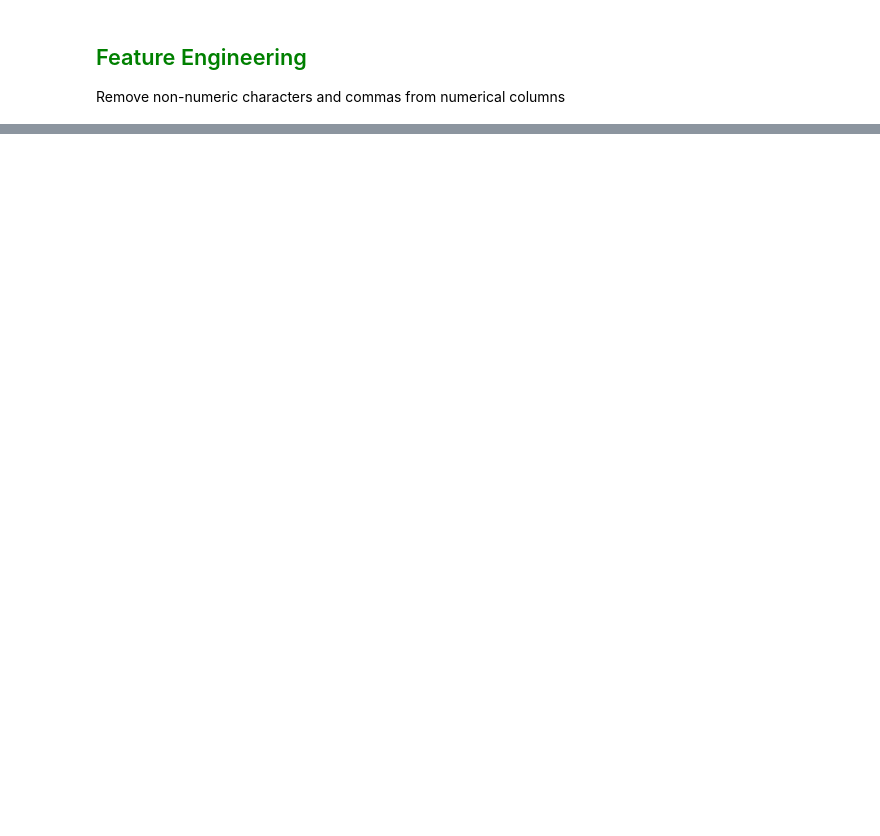
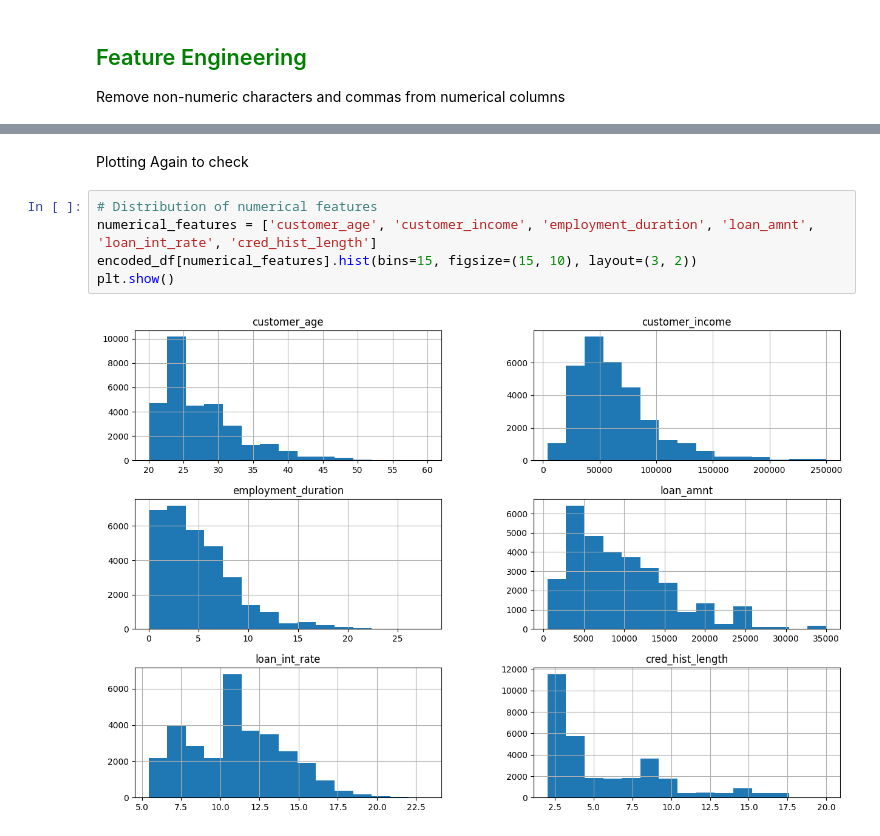
Before and after one commit to kashifansari96/EDA-Loan-Dataset, a Jupyter notebook: EDA_Loan_Dataset.ipynb, the cells around one changed output, grey strips where cells are left out. Drawn from its saved outputs; the diff is of its cells as text; blank space fills up the shorter version.

```diff
--- a/EDA_Loan_Dataset.ipynb
+++ b/EDA_Loan_Dataset.ipynb
@@ -147,0 +188,9 @@ for feature in categorical_columns:
+# %% [markdown]
+Plotting Again to check
+# %%
+# Distribution of numerical features
+numerical_features = ['customer_age', 'customer_income', 'employment_duration', 'loan_amnt', 'loan_int_rate', 'cred_hist_length']
+encoded_df[numerical_features].hist(bins=15, figsize=(15, 10), layout=(3, 2))
+plt.show()
+# %% [output]
+[figure, added]
```
Also changed, not shown: parts of 24 cells of this notebook.
